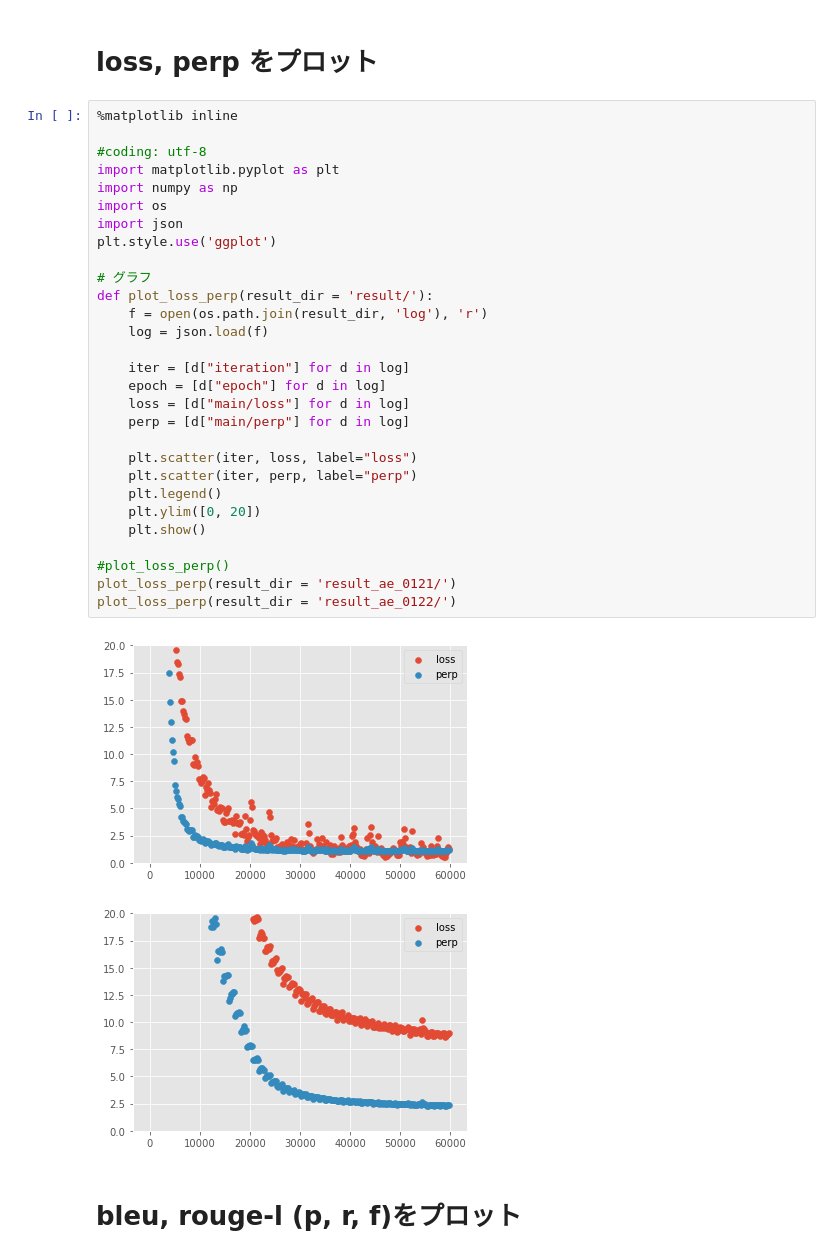
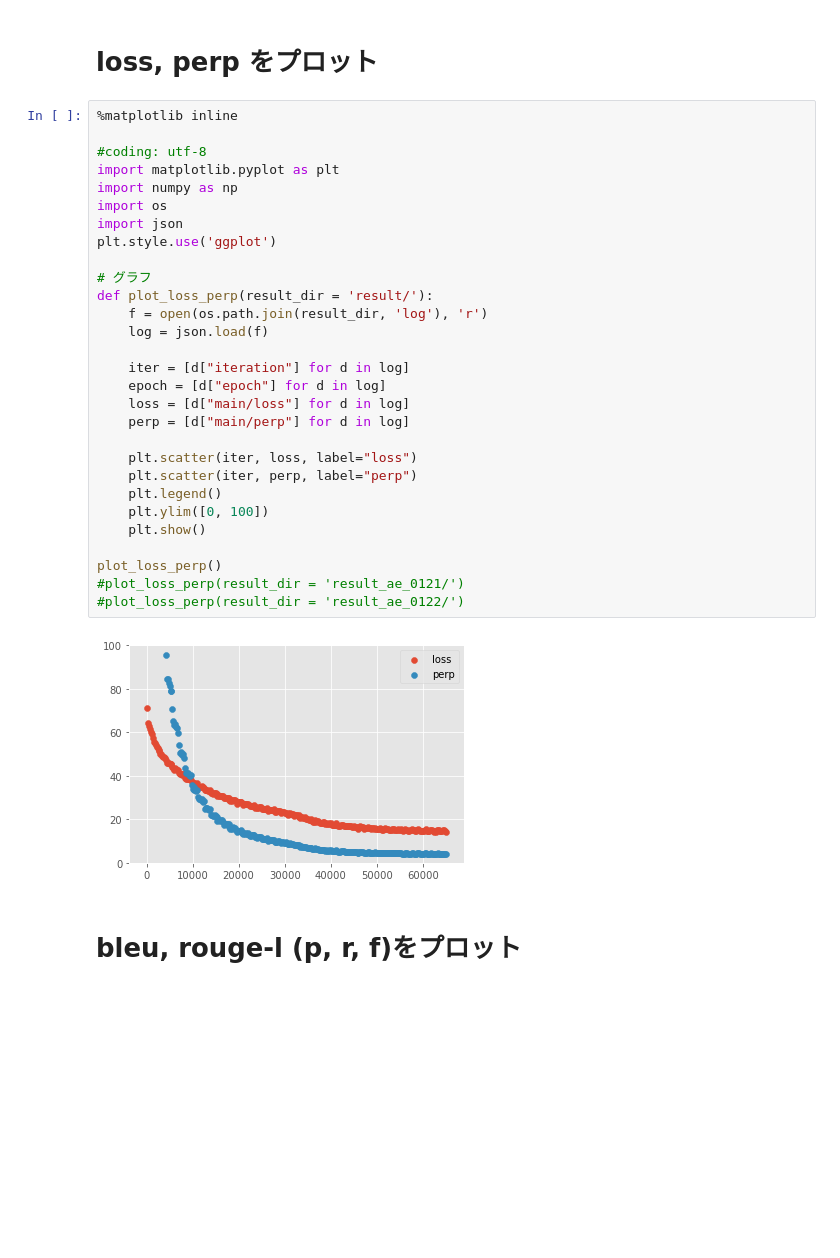
Before and after one commit to eggplant60/seq2seq_arXiv, a Jupyter notebook: Plot_graph.ipynb, the cells around one changed output. Cells and saved outputs as stored; diff of their text form; blank space fills up the shorter version.

```diff
--- a/Plot_graph.ipynb
+++ b/Plot_graph.ipynb
@@ -3,35 +3,34 @@
 # %%
 %matplotlib inline
 
 #coding: utf-8
 import matplotlib.pyplot as plt
 import numpy as np
 import os
 import json
 plt.style.use('ggplot')
 
 # グラフ
 def plot_loss_perp(result_dir = 'result/'):
     f = open(os.path.join(result_dir, 'log'), 'r')
     log = json.load(f)
 
     iter = [d["iteration"] for d in log]
     epoch = [d["epoch"] for d in log]
     loss = [d["main/loss"] for d in log]
     perp = [d["main/perp"] for d in log]
 
     plt.scatter(iter, loss, label="loss")
     plt.scatter(iter, perp, label="perp")
     plt.legend()
-    plt.ylim([0, 20])
+    plt.ylim([0, 100])
     plt.show()
 
-#plot_loss_perp()
-plot_loss_perp(result_dir = 'result_ae_0121/')
-plot_loss_perp(result_dir = 'result_ae_0122/')
+plot_loss_perp()
+#plot_loss_perp(result_dir = 'result_ae_0121/')
+#plot_loss_perp(result_dir = 'result_ae_0122/')
 # %% [output]
-[figure, old version]
+[figure, new version]
-[figure, removed]
 # %% [markdown]
 # bleu, rouge-l (p, r, f)をプロット
 # %%
```
Also changed, not shown: parts of 1 cell of this notebook, 14 other files.
